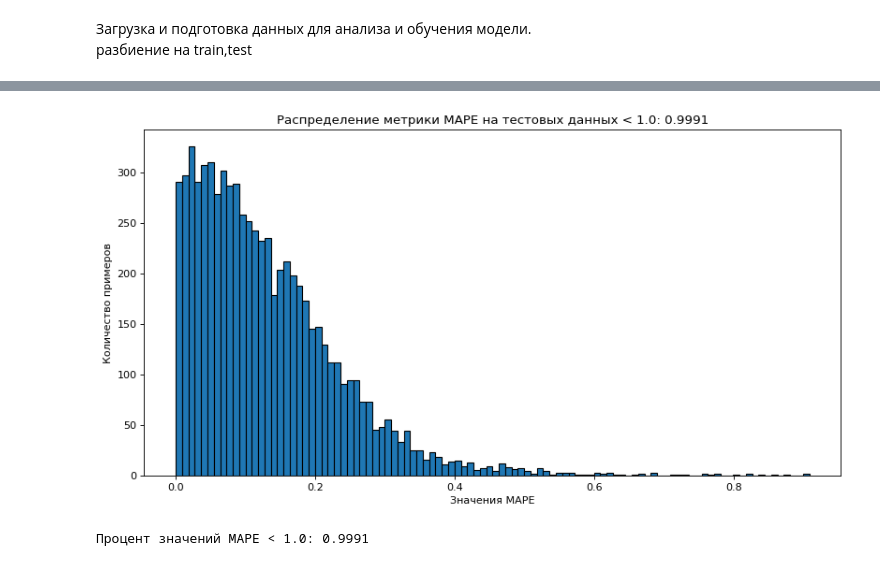
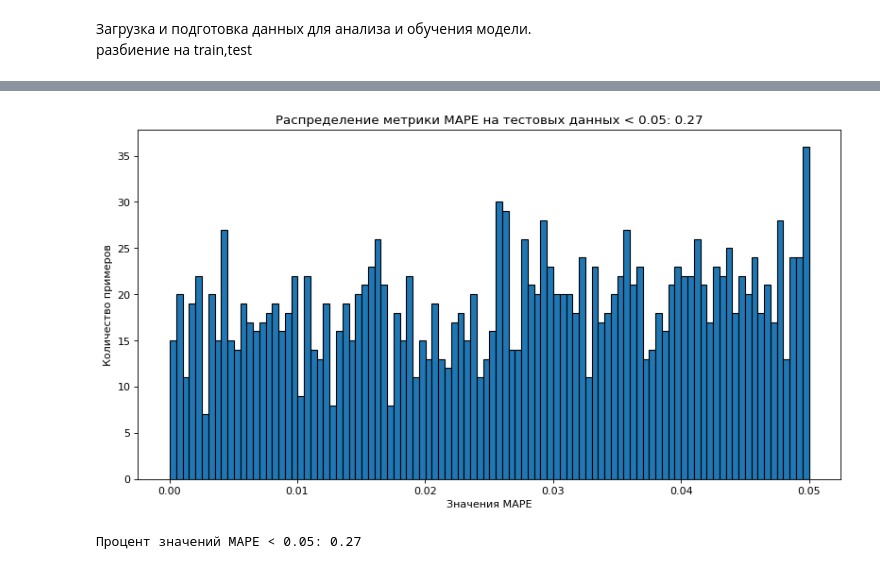
Before and after one commit to N1QWO/pr_aria, a Jupyter notebook: model/EARLY_QUANT/test_1.ipynb, the cells around one changed output, grey strips where cells are left out. Drawn from its saved outputs; the diff is of its cells as text; code cells hidden in the pictures.

```diff
--- a/model/EARLY_QUANT/test_1.ipynb
+++ b/model/EARLY_QUANT/test_1.ipynb
@@ -44,14 +44,18 @@ X_train, X_test, y_train, y_test = PD.PDtrain_test_split(
     X, y, test_size=0.33, random_state=42
 )
 # %%
+head = 16
+hid_q = 16
+hid_l = 128
+dropout_rate = 0.3
 #инициализация модели
 model = QuantumModel(
     in_features = X_train.shape[1], # window_size*num_features - 1
     out_features = target_window_size,
-    head = 16,
-    hid_q=16,
-    hid_l=128,
-    dropout_rate=0.3,
+    head = head,
+    hid_q=hid_q,
+    hid_l=hid_l,
+    dropout_rate=dropout_rate,
     device = device)
 
 trainer = Trainer(
@@ -67,7 +71,7 @@ history = trainer.fit(
     X_t=X_test,
     y_t=y_test,
     batch_size=32,
-    epochs=50,
+    epochs=20,
     loss_tube=5,
 )
 # %% [output]
@@ -110,8 +129,8 @@ LV.show_mape(start_epoch = 25)
 # %%
-LV.histogram_mape(model,X_test,y_test,limit_percel = 100)
+LV.histogram_mape(model,X_test,y_test,limit_percel = 5)
 # %% [output]
-[figure, old version]
+[figure, new version]
-Процент значений MAPE < 1.0: 0.9991
+Процент значений MAPE < 0.05: 0.27
 # %%
 LV.show_predictions(model,df,pd_params,keras = False,device=device)
 # %% [output]
```
Also changed, not shown: parts of 6 cells of this notebook, 13 other files.
